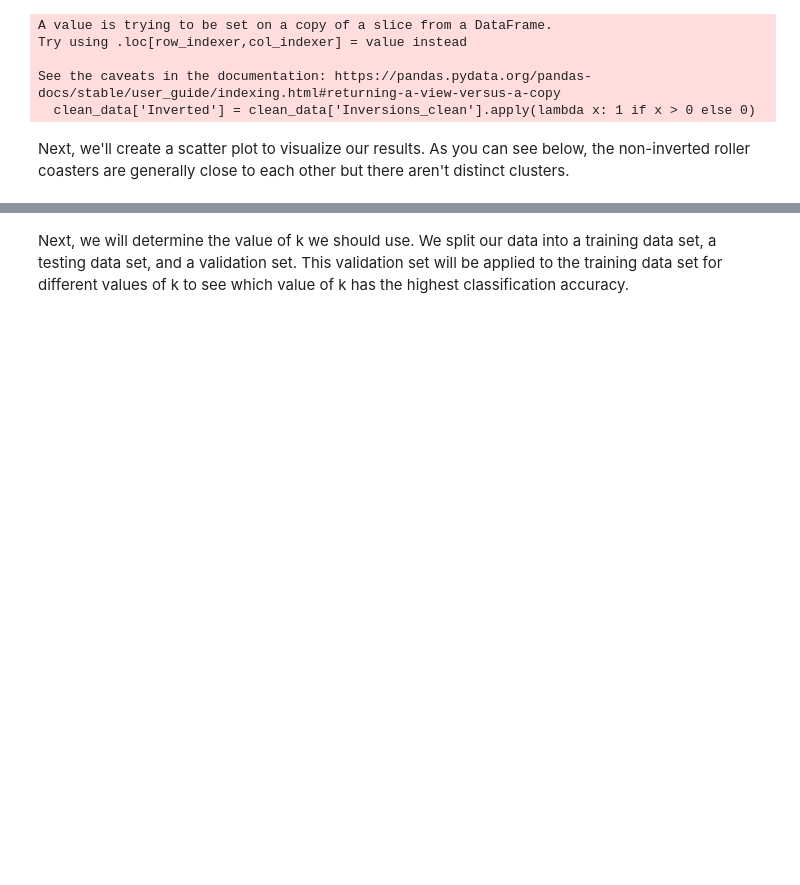
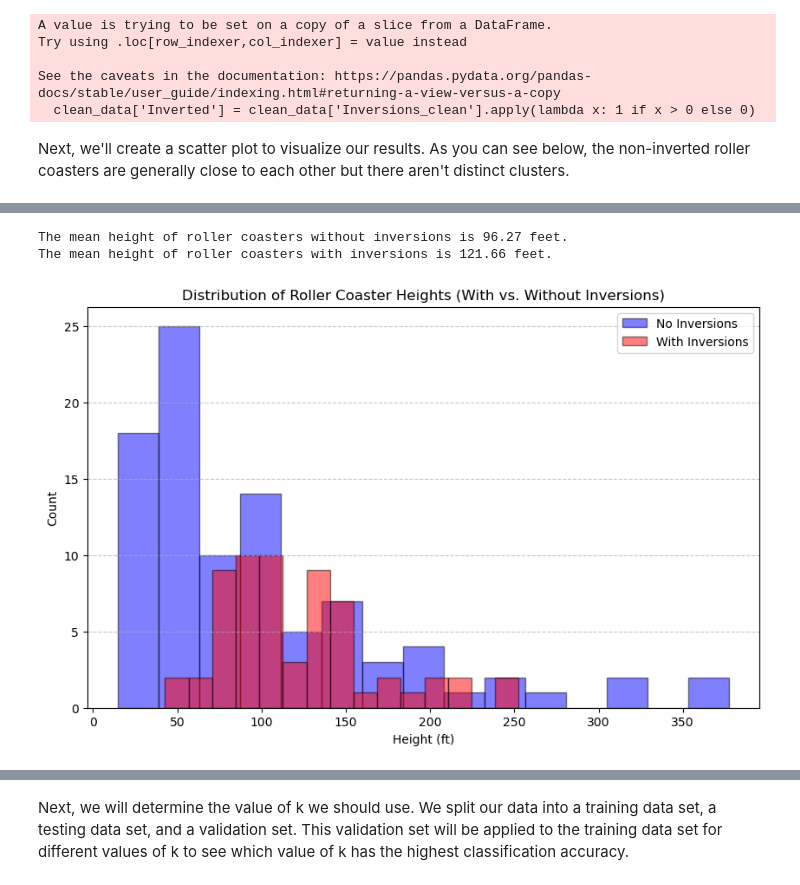
Before and after one commit to legendschwab/cmor438individual, a Jupyter notebook: Supervised Machine Learning/5. K-Nearest Neighbors/knnCMOR438.ipynb, the cells around one changed output, grey strips where cells are left out. Drawn from its saved outputs; the diff is of its cells as text; code cells hidden in the pictures; blank space fills up the shorter version.

```diff
--- a/Supervised Machine Learning/5. K-Nearest Neighbors/knnCMOR438.ipynb
+++ b/Supervised Machine Learning/5. K-Nearest Neighbors/knnCMOR438.ipynb
@@ -109,0 +136,19 @@ plt.show()
+# %%
+# Plotting the overlaid histograms
+plt.figure(figsize=(10, 6))
+plt.hist(no_inversions['height_ft'], bins=15, edgecolor='black', alpha=0.5, label='No Inversions', color='blue')
+plt.hist(with_inversions['height_ft'], bins=15, edgecolor='black', alpha=0.5, label='With Inversions', color='red')
+
+# Labels and title
+plt.xlabel('Height (ft)')
+plt.ylabel('Count')
+plt.title('Distribution of Roller Coaster Heights (With vs. Without Inversions)')
+plt.legend()
+plt.grid(axis='y', linestyle='--', alpha=0.7)
+
+print(f"The mean height of roller coasters without inversions is {round(np.mean(no_inversions['height_ft']),2)} feet.")
+print(f"The mean height of roller coasters with inversions is {round(np.mean(with_inversions['height_ft']),2)} feet.")
+# %% [output]
+The mean height of roller coasters without inversions is 96.27 feet.
+The mean height of roller coasters with inversions is 121.66 feet.
+[figure, added]
```
Also changed, not shown: parts of 14 cells of this notebook, 4 other files.
